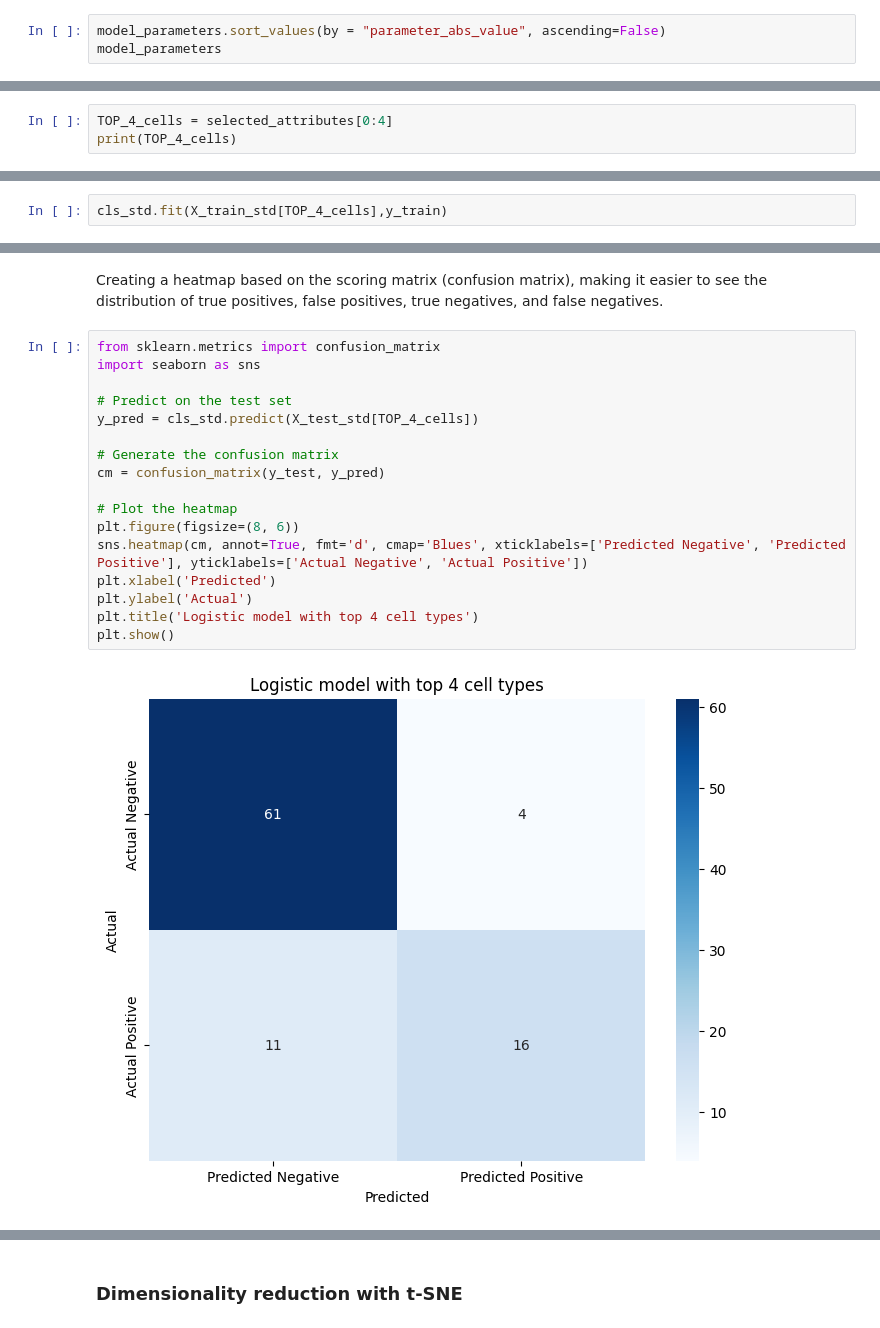
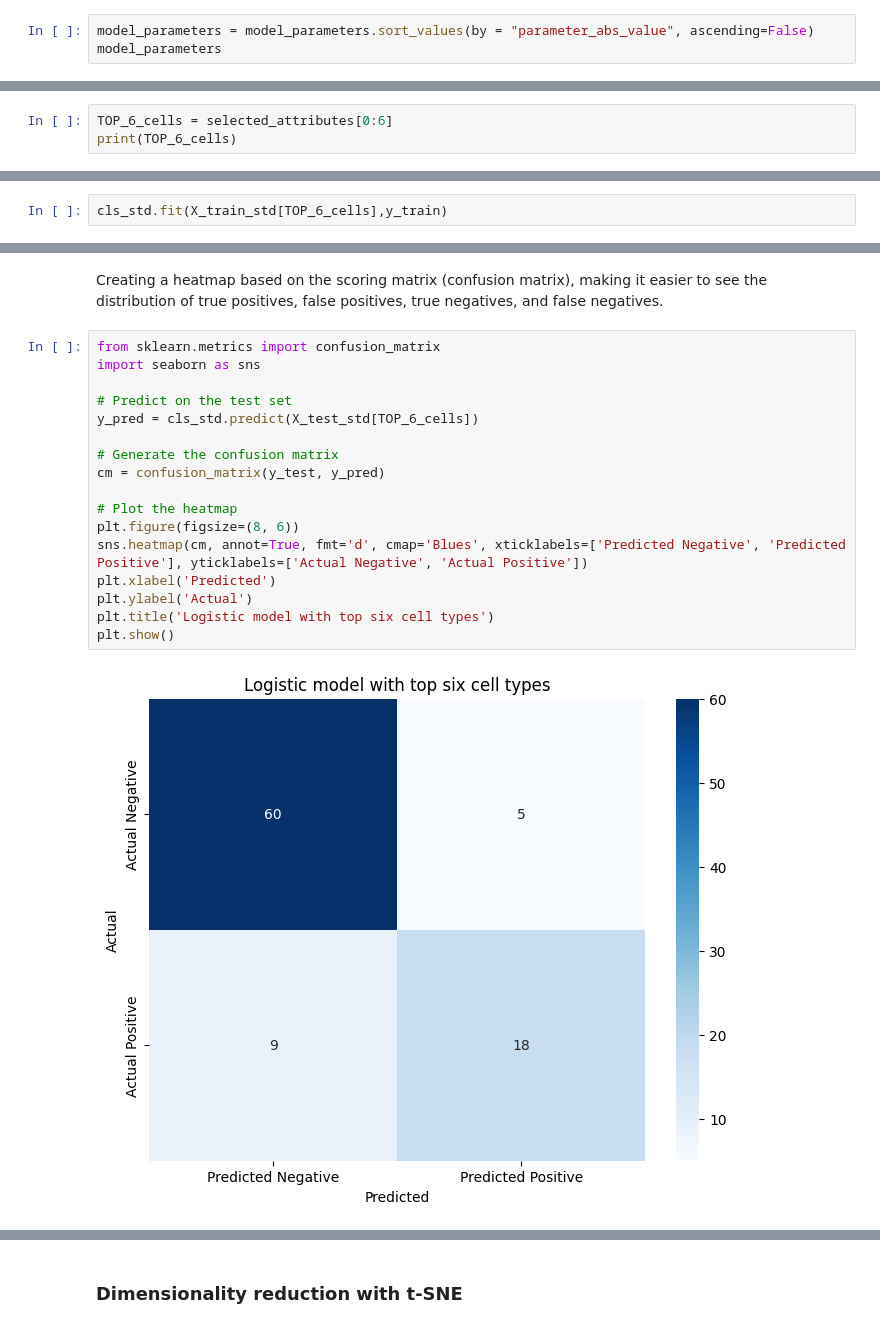
Before and after one commit to Mathis1012/Group-Project-Data, a Jupyter notebook: machine-learning-lsa.ipynb, the cells around one changed output, grey strips where cells are left out. Cells and saved outputs as stored; diff of their text form.

```diff
--- a/machine-learning-lsa.ipynb
+++ b/machine-learning-lsa.ipynb
@@ -444,7 +444,7 @@ model_parameters
 # %% [markdown]
 Sort by model_parameters by parameter_abs_value from high to low
 # %%
-model_parameters.sort_values(by = "parameter_abs_value", ascending=False)
+model_parameters = model_parameters.sort_values(by = "parameter_abs_value", ascending=False)
 model_parameters
 # %% [output]
 |  | attribute | parameter_value | parameter_abs_value |
@@ -589,4 +589,4 @@ What are these four cell types?
 # %%
-TOP_4_cells = selected_attributes[0:4]
-print(TOP_4_cells)
+TOP_6_cells = selected_attributes[0:6]
+print(TOP_6_cells)
 # %% [output]
@@ -594,7 +594,7 @@ print(TOP_4_cells)
 # %% [markdown]
 Making the model again with the top four cell types.
 # %%
-cls_std.fit(X_train_std[TOP_4_cells],y_train)
+cls_std.fit(X_train_std[TOP_6_cells],y_train)
 # %% [output]
 LogisticRegression()
 # %%
@@ -610,20 +610,20 @@ Creating a heatmap based on the scoring matrix (confusion matrix), making it eas
 # %%
 from sklearn.metrics import confusion_matrix
 import seaborn as sns
 
 # Predict on the test set
-y_pred = cls_std.predict(X_test_std[TOP_4_cells])
+y_pred = cls_std.predict(X_test_std[TOP_6_cells])
 
 # Generate the confusion matrix
 cm = confusion_matrix(y_test, y_pred)
 
 # Plot the heatmap
 plt.figure(figsize=(8, 6))
 sns.heatmap(cm, annot=True, fmt='d', cmap='Blues', xticklabels=['Predicted Negative', 'Predicted Positive'], yticklabels=['Actual Negative', 'Actual Positive'])
 plt.xlabel('Predicted')
 plt.ylabel('Actual')
-plt.title('Logistic model with top 4 cell types')
+plt.title('Logistic model with top six cell types')
 plt.show()
 # %% [output]
-[figure, old version]
+[figure, new version]
 # %% [markdown]
```
Also changed, not shown: parts of 14 cells of this notebook.
